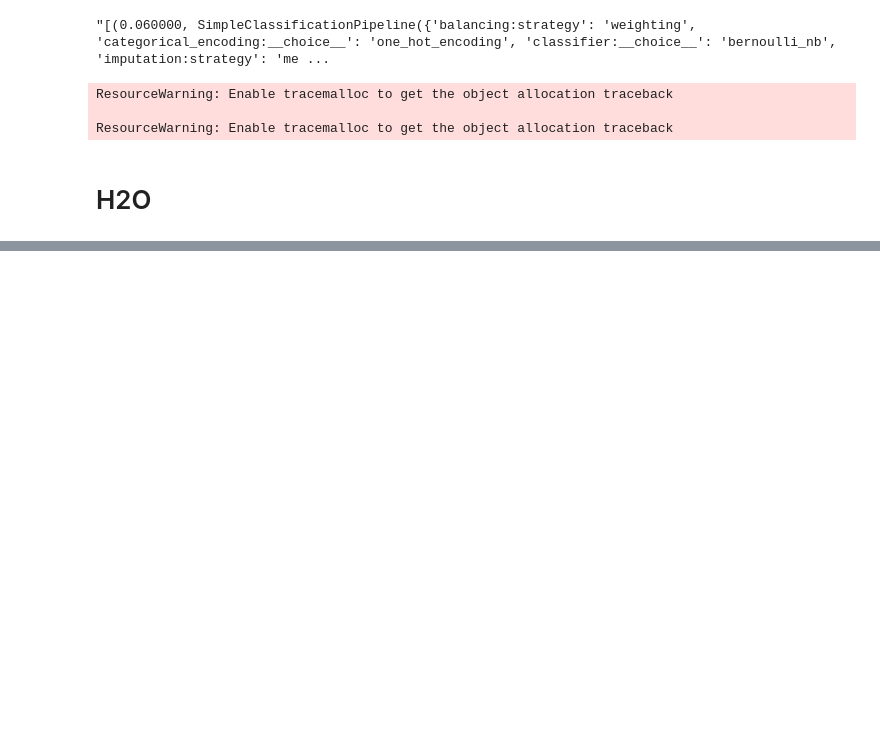
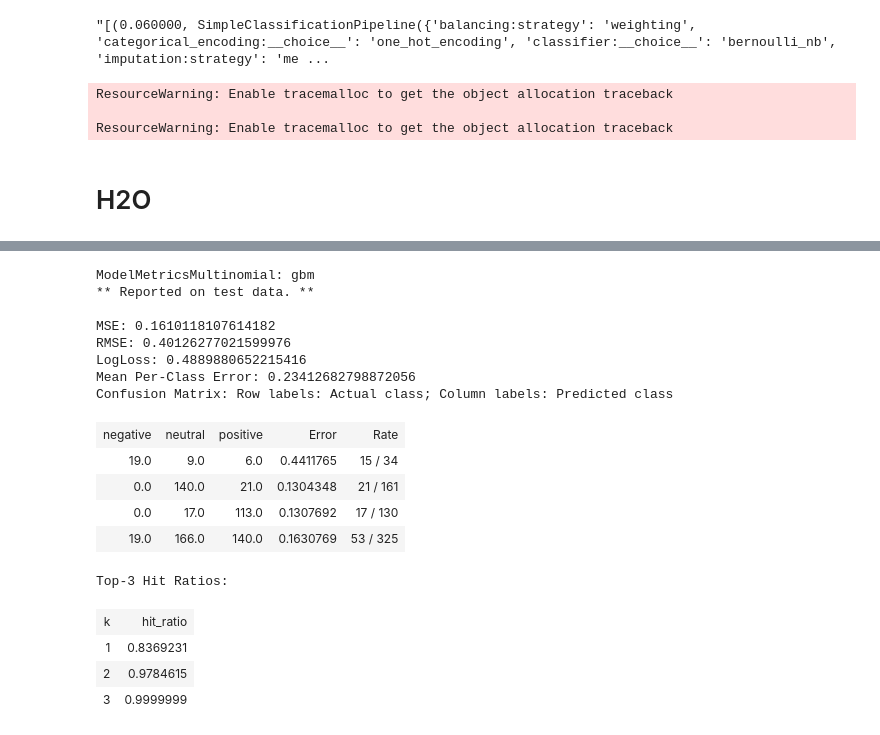
Before and after one commit to erstrong/DeepNeuralNetworksandAI, a Jupyter notebook: Assignment3/Experiment4.ipynb, the cells around one changed output, grey strips where cells are left out. Cells and saved outputs as stored; diff of their text form; code cells hidden in the pictures; blank space fills up the shorter version.

```diff
--- a/Assignment3/Experiment4.ipynb
+++ b/Assignment3/Experiment4.ipynb
@@ -279,0 +363,21 @@ http://www.oracle.com/technetwork/java/javase/downloads/index.html
+# %%
+metrics
+# %% [output]
+ModelMetricsMultinomial: gbm
+** Reported on test data. **
+
+MSE: 0.1610118107614182
+RMSE: 0.40126277021599976
+LogLoss: 0.4889880652215416
+Mean Per-Class Error: 0.23412682798872056
+Confusion Matrix: Row labels: Actual class; Column labels: Predicted class
+| negative | neutral | positive | Error | Rate |
+| 19.0 | 9.0 | 6.0 | 0.4411765 | 15 / 34 |
+| 0.0 | 140.0 | 21.0 | 0.1304348 | 21 / 161 |
+| 0.0 | 17.0 | 113.0 | 0.1307692 | 17 / 130 |
+| 19.0 | 166.0 | 140.0 | 0.1630769 | 53 / 325 |
+Top-3 Hit Ratios:
+| k | hit_ratio |
+| 1 | 0.8369231 |
+| 2 | 0.9784615 |
+| 3 | 0.9999999 |
```
Also changed, not shown: parts of 17 cells of this notebook, 1 other file.
